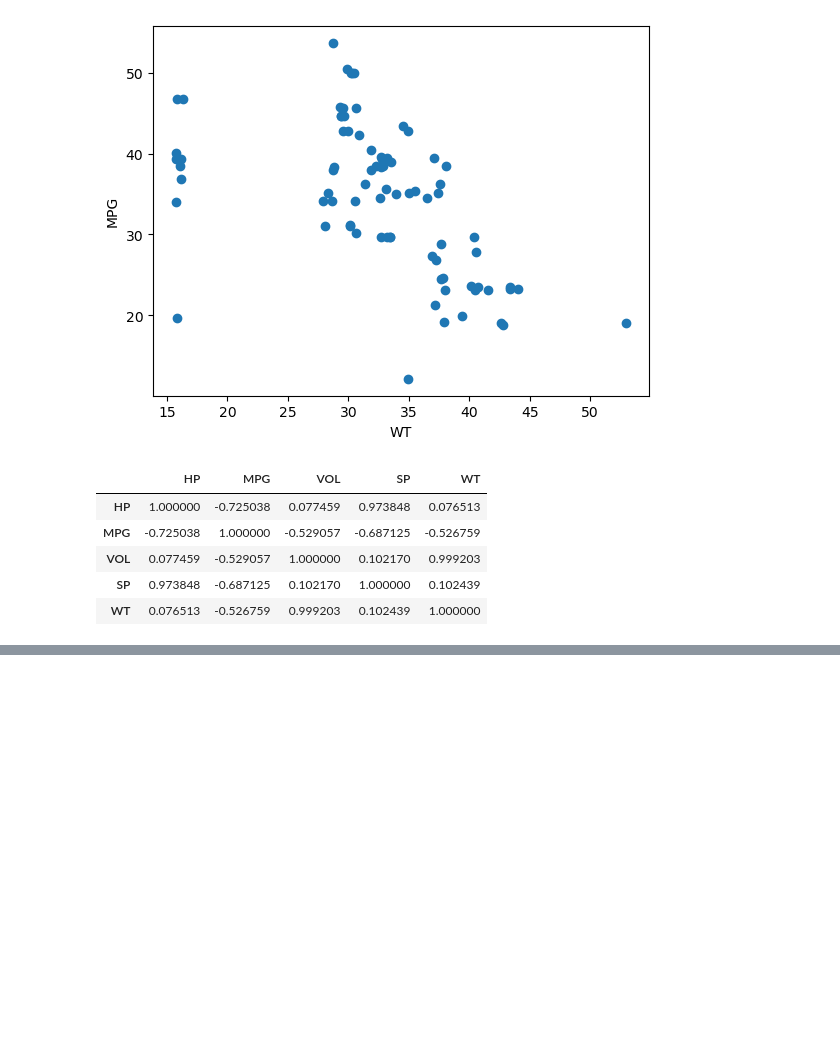
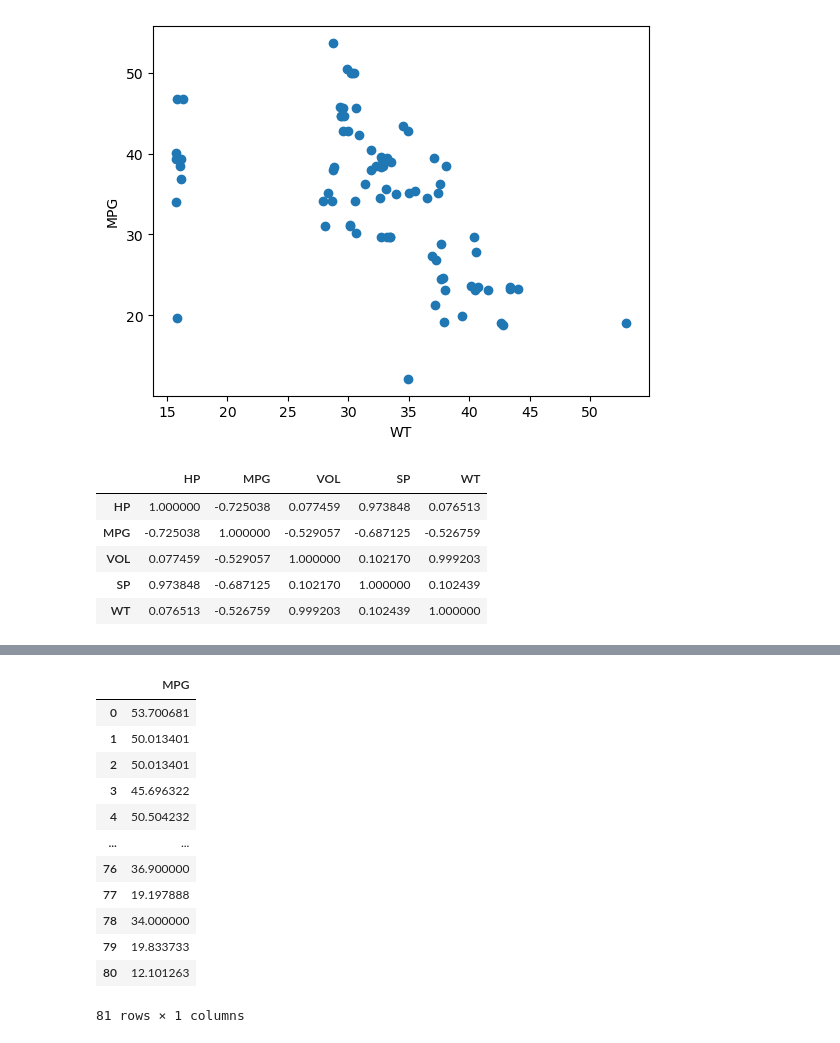
Before and after one commit to aryanra419/Python-class-notes, a Jupyter notebook: ML-MultiLinear.ipynb, the cells around one changed output, grey strips where cells are left out. Cells and saved outputs as stored; diff of their text form; code cells hidden in the pictures; blank space fills up the shorter version.

```diff
--- a/ML-MultiLinear.ipynb
+++ b/ML-MultiLinear.ipynb
@@ -117,0 +134,17 @@ x = d1[['HP','VOL','SP',
+# %%
+y= d1[['MPG']]
+y
+# %% [output]
+|  | MPG |
+| 0 | 53.700681 |
+| 1 | 50.013401 |
+| 2 | 50.013401 |
+| 3 | 45.696322 |
+| 4 | 50.504232 |
+| ... | ... |
+| 76 | 36.900000 |
+| 77 | 19.197888 |
+| 78 | 34.000000 |
+| 79 | 19.833733 |
+| 80 | 12.101263 |
+81 rows × 1 columns
```
Also changed, not shown: parts of 5 cells of this notebook.
